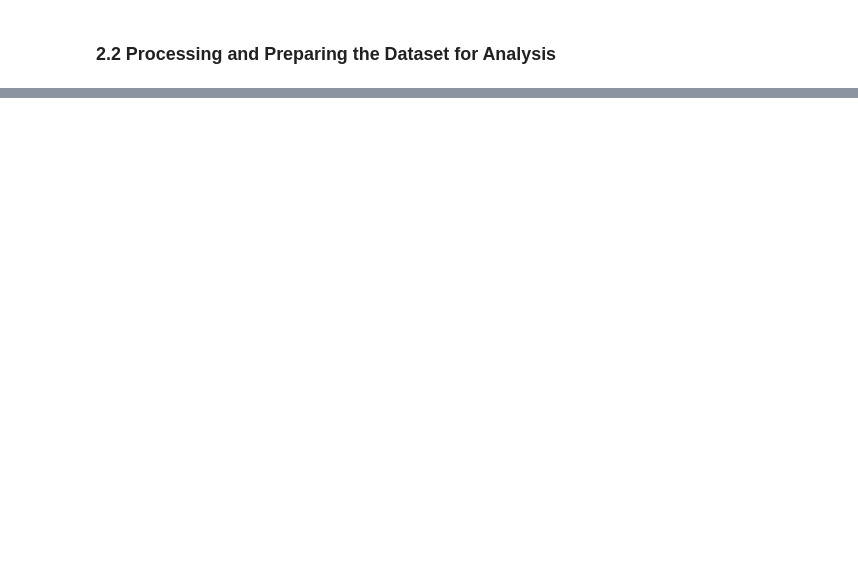
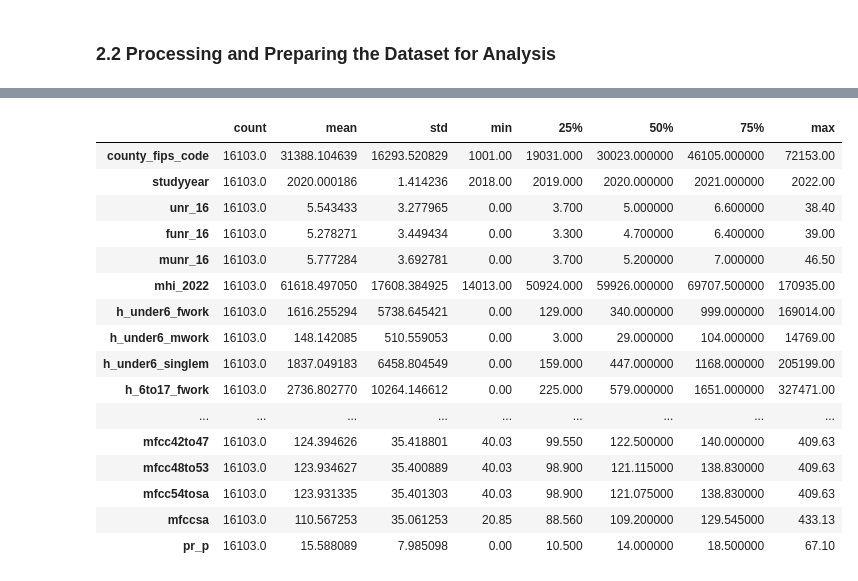
Before and after one commit to kaymighty86/us-poverty-rate-analysis, a Jupyter notebook: us_poverty_rate_analysis_notebook.ipynb, the cells around one changed output, grey strips where cells are left out. Cells and saved outputs as stored; diff of their text form; code cells hidden in the pictures; blank space fills up the shorter version.

Commit message:
Progressed on the data cleaning process

```diff
--- a/us_poverty_rate_analysis_notebook.ipynb
+++ b/us_poverty_rate_analysis_notebook.ipynb
@@ -67,0 +175,20 @@ The dataset contains 48,308 observations and 370 attributes. Half of the attribu
+# %%
+#creating a reusable function for filling all blank rows in all the columns of a dataframe with their respective means
+def fill_blanks_with_mean(series):
+    if(series.dtype != "string"): #this is to skip string-type columns to avoid having error when the mean is being calculated
+        n_series = series.fillna(series.mean())
+        return n_series
+    else:
+        return series
+# %%
+#creating a reusable function for filling all blank rows in all the columns of a dataframe with their respective medians
+def fill_blanks_with_median(series):
+    if(series.dtype != "string"): #this is to skip string-type columns to avoid having error when the median is being calculated
+        n_series = series.fillna(series.median())
+        return n_series
+    else:
+        return series
+# %%
+#replacing blanks in each subset of the data for each State with their respective averages
+for state_ID in states_abvs:
+    filtered_df[filtered_df["state_abbreviation"] == state_ID] = filtered_df[filtered_df["state_abbreviation"] == state_ID].apply(fill_blanks_with_mean)
@@ -67,0 +239,2 @@ The dataset contains 48,308 observations and 370 attributes. Half of the attribu
+# %%
+filtered_df = filtered_df.apply(fill_blanks_with_median) #fill all remaining blank rows in each attribute with the national median of each attribute
@@ -67,0 +256,20 @@ The dataset contains 48,308 observations and 370 attributes. Half of the attribu
+# %%
+filtered_df.describe().T
+# %% [output]
+|  | count | mean | std | min | 25% | 50% | 75% | max |
+| county_fips_code | 16103.0 | 31388.104639 | 16293.520829 | 1001.00 | 19031.000 | 30023.000000 | 46105.000000 | 72153.00 |
+| studyyear | 16103.0 | 2020.000186 | 1.414236 | 2018.00 | 2019.000 | 2020.000000 | 2021.000000 | 2022.00 |
+| unr_16 | 16103.0 | 5.543433 | 3.277965 | 0.00 | 3.700 | 5.000000 | 6.600000 | 38.40 |
+| funr_16 | 16103.0 | 5.278271 | 3.449434 | 0.00 | 3.300 | 4.700000 | 6.400000 | 39.00 |
+| munr_16 | 16103.0 | 5.777284 | 3.692781 | 0.00 | 3.700 | 5.200000 | 7.000000 | 46.50 |
+| mhi_2022 | 16103.0 | 61618.497050 | 17608.384925 | 14013.00 | 50924.000 | 59926.000000 | 69707.500000 | 170935.00 |
+| h_under6_fwork | 16103.0 | 1616.255294 | 5738.645421 | 0.00 | 129.000 | 340.000000 | 999.000000 | 169014.00 |
+| h_under6_mwork | 16103.0 | 148.142085 | 510.559053 | 0.00 | 3.000 | 29.000000 | 104.000000 | 14769.00 |
+| h_under6_singlem | 16103.0 | 1837.049183 | 6458.804549 | 0.00 | 159.000 | 447.000000 | 1168.000000 | 205199.00 |
+| h_6to17_fwork | 16103.0 | 2736.802770 | 10264.146612 | 0.00 | 225.000 | 579.000000 | 1651.000000 | 327471.00 |
+| ... | ... | ... | ... | ... | ... | ... | ... | ... |
+| mfcc42to47 | 16103.0 | 124.394626 | 35.418801 | 40.03 | 99.550 | 122.500000 | 140.000000 | 409.63 |
+| mfcc48to53 | 16103.0 | 123.934627 | 35.400889 | 40.03 | 98.900 | 121.115000 | 138.830000 | 409.63 |
+| mfcc54tosa | 16103.0 | 123.931335 | 35.401303 | 40.03 | 98.900 | 121.075000 | 138.830000 | 409.63 |
+| mfccsa | 16103.0 | 110.567253 | 35.061253 | 20.85 | 88.560 | 109.200000 | 129.545000 | 433.13 |
+| pr_p | 16103.0 | 15.588089 | 7.985098 | 0.00 | 10.500 | 14.000000 | 18.500000 | 67.10 |
```
Also changed, not shown: parts of 22 cells of this notebook.
